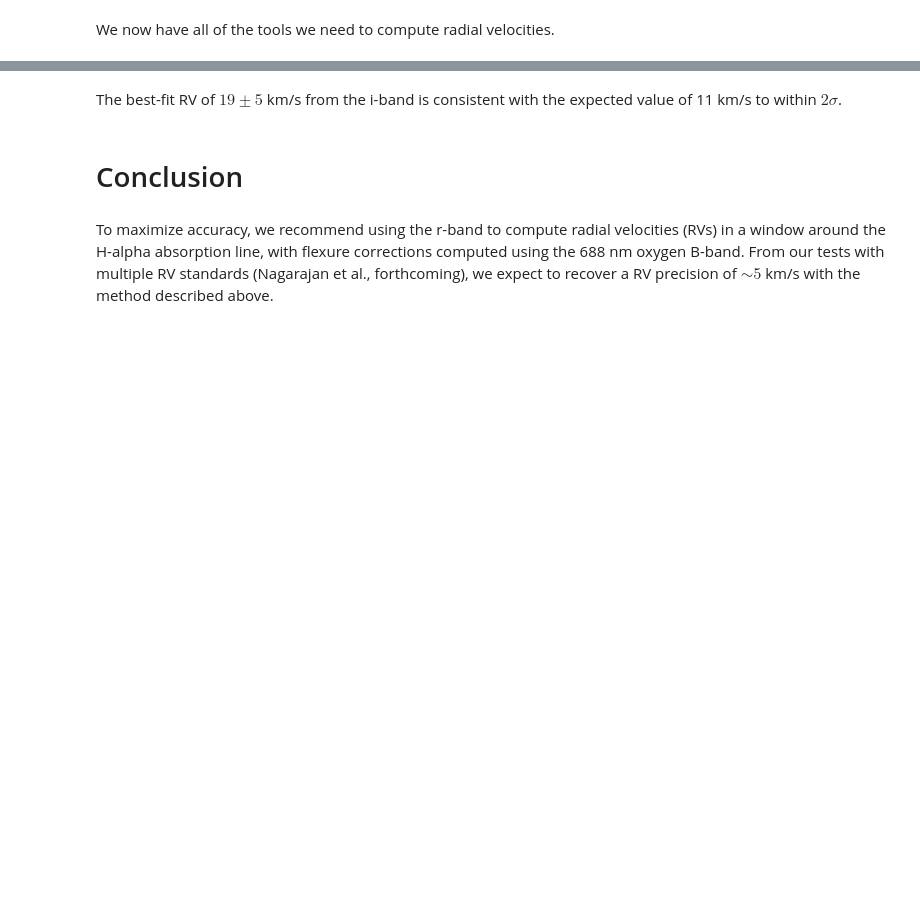
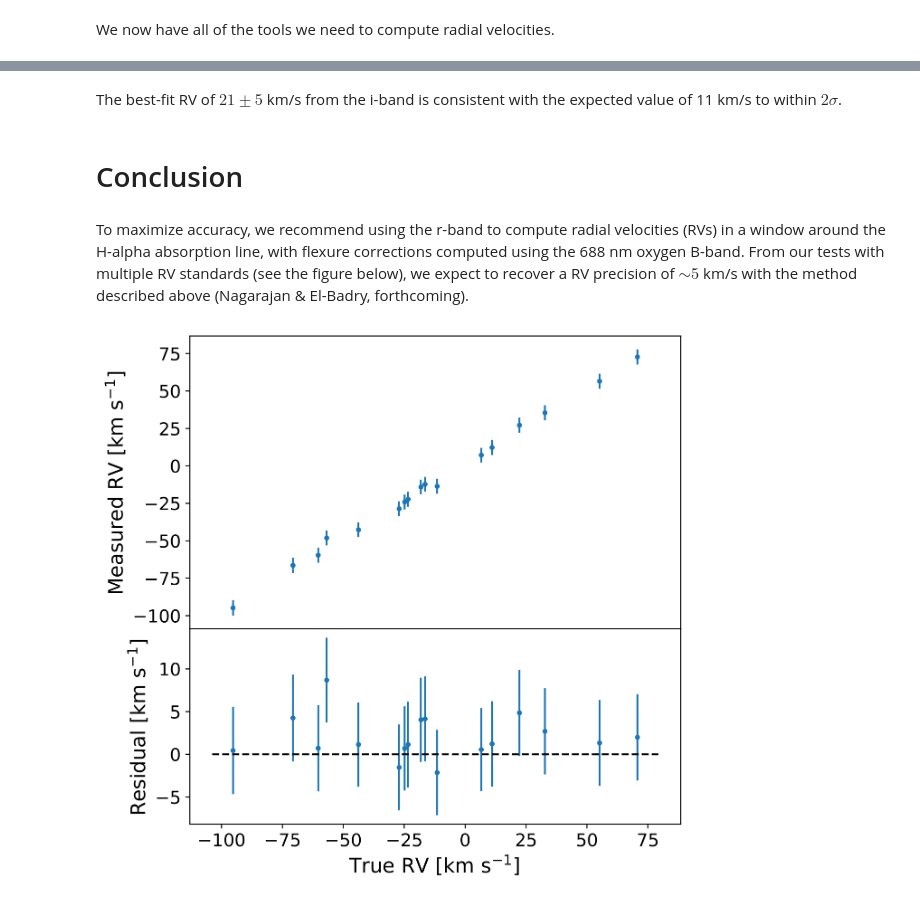
Before and after one commit to pranav-nagarajan/NGPS-RV-Calibration, a Jupyter notebook: NGPS Radial Velocity Tutorial.ipynb, the cells around one changed output, grey strips where cells are left out. Saved outputs shown, nothing was run; the diff lists cells and outputs as text; code cells hidden in the pictures; blank space fills up the shorter version.

```diff
--- a/NGPS Radial Velocity Tutorial.ipynb
+++ b/NGPS Radial Velocity Tutorial.ipynb
@@ -464,6 +476,12 @@ rv_pipeline('spec2d_ngps_250721_0056_I.fits', bosz_wavls, bosz_flux, lims = (845
 # %% [markdown]
-The best-fit RV of $19 \pm 5$ km/s from the i-band is consistent with the expected value of 11 km/s to within $2\sigma$.
+The best-fit RV of $21 \pm 5$ km/s from the i-band is consistent with the expected value of 11 km/s to within $2\sigma$.
 # %% [markdown]
 # Conclusion
 # %% [markdown]
-To maximize accuracy, we recommend using the r-band to compute radial velocities (RVs) in a window around the H-alpha absorption line, with flexure corrections computed using the 688 nm oxygen B-band. From our tests with multiple RV standards (Nagarajan et al., forthcoming), we expect to recover a RV precision of $\sim 5$ km/s with the method described above.
+To maximize accuracy, we recommend using the r-band to compute radial velocities (RVs) in a window around the H-alpha absorption line, with flexure corrections computed using the 688 nm oxygen B-band. From our tests with multiple RV standards (see the figure below), we expect to recover a RV precision of $\sim 5$ km/s with the method described above (Nagarajan & El-Badry, forthcoming).
+# %%
+from IPython.display import Image
+
+Image('RV_Comparison_Figure.png')
+# %% [output]
+[figure, added]
```
Also changed, not shown: parts of 10 cells of this notebook, 1 other file.
